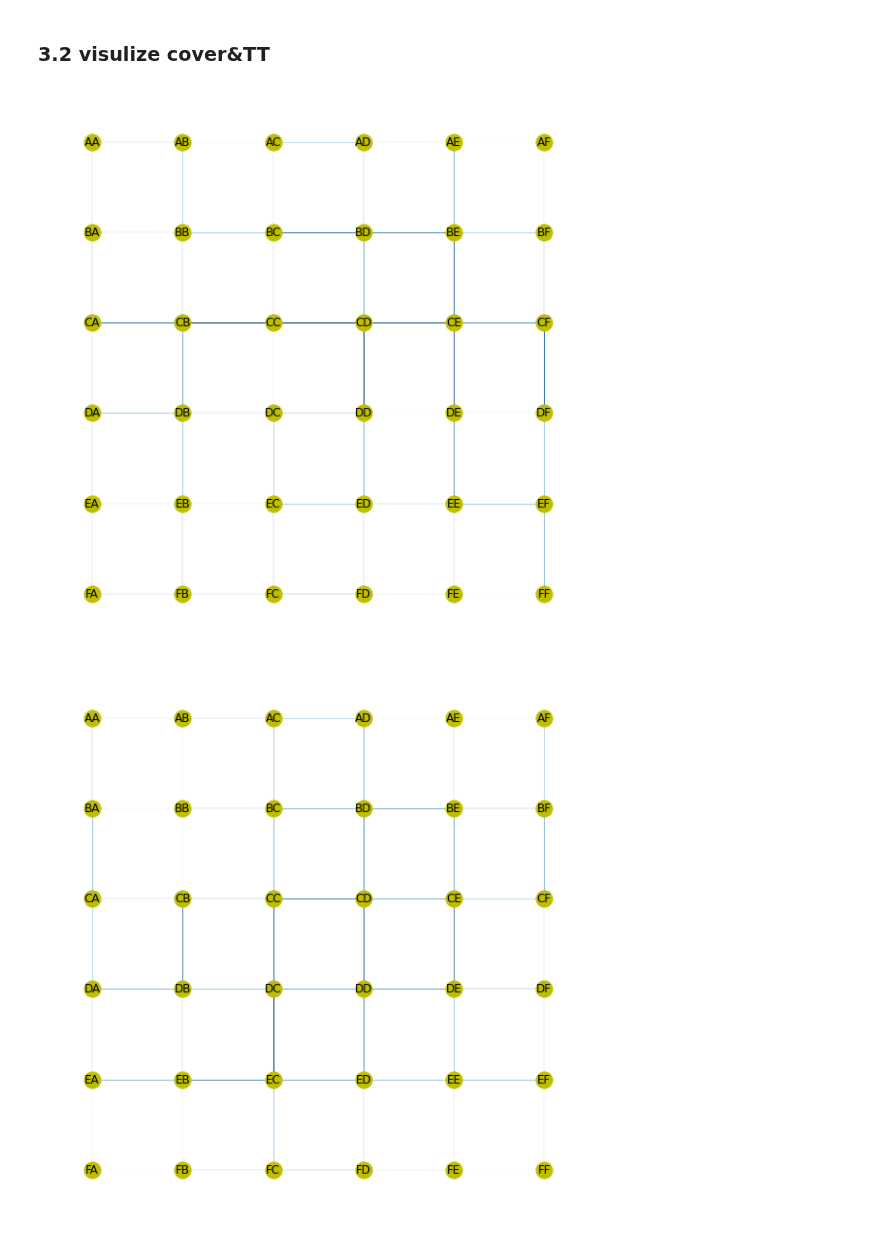
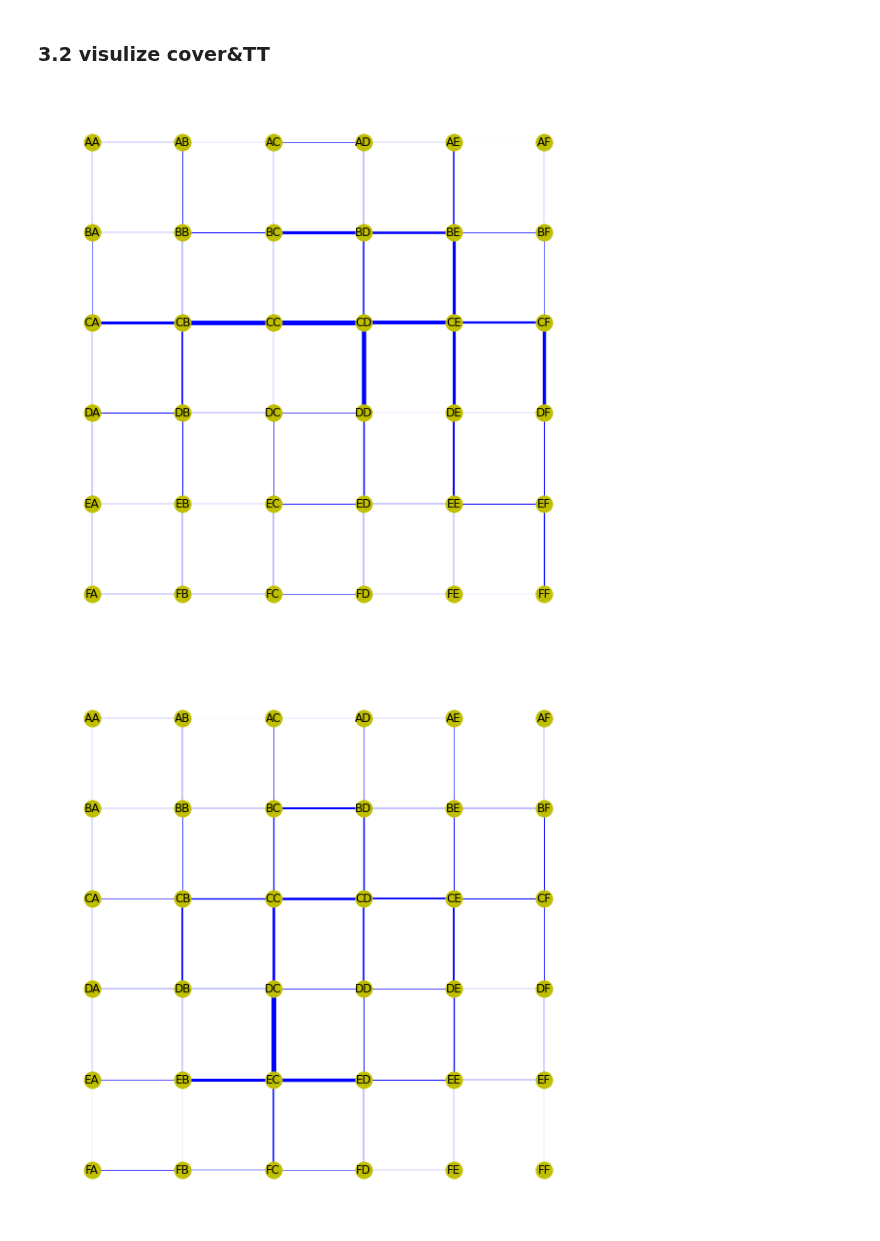
Before and after one commit to Dylan-Wyl10/RoboSense, a Jupyter notebook: analysis/dataAnalysis.ipynb, the cells around one changed output. Cells and saved outputs as stored; diff of their text form; code cells hidden in the pictures.

```diff
--- a/analysis/dataAnalysis.ipynb
+++ b/analysis/dataAnalysis.ipynb
@@ -20,14 +23,14 @@ cover_3 = np.load(coverTable3)
 # %%
 # draw space time table
 def drawTimeSpace(table):
-    idx  = np.arange(0, 4800, 10)
+    idx  = np.arange(0, 5000, 1)
     linkTime_table = np.sum(table, axis=2)
     del table
     linkTime_cover = np.where(linkTime_table[:, idx]>0, 1, 0)
     figs,axs = plt.subplots(
         nrows=2,
         ncols=1,
-        figsize=(18, 9))
+        figsize=(18, 1))
     axs[0].imshow(linkTime_table[:, idx], cmap='viridis', interpolation='none')
     axs[1].imshow(linkTime_cover, cmap='viridis', interpolation='none')
     print('cover rate is:', np.sum(linkTime_cover)/linkTime_cover.size)
@@ -55,0 +59,2 @@ cover rate is: 0.2825520833333333
+# %%
+LT_4 = drawTimeSpace(cover_4)
@@ -63,11 +71,12 @@ def getTravelTime(table, max_veh_num):
     travel_table = np.sum(veh_time_table, axis=0)
     return travel_table[:max_veh_num]
 # %%
-max_veh = 50
+max_veh = 170
 travelTime_list = [getTravelTime(cover_ben, max_veh),
                    getTravelTime(cover_1, max_veh),
                    getTravelTime(cover_2, max_veh),
-                   getTravelTime(cover_3, max_veh)]
+                   getTravelTime(cover_3, max_veh),
+                   getTravelTime(cover_4, max_veh)]
 veh_list = ['{}'.format(str(i+1)) for i in range(max_veh)]
 total_width, n = 1, len(travelTime_list)
 width = total_width/n
@@ -77,6 +86,6 @@ plt.figure(figsize=(18, 9), dpi=80)
 for k in range(len(travelTime_list)):
     xx = x + np.ones(x.shape)*k*width
     plt.bar(xx, travelTime_list[k], width=width, label = str(k), tick_label = veh_list)
-    plt.legend()
+plt.legend(lb_list, fontsize=15)
 plt.show()
 # %% [output]
@@ -86,7 +95,11 @@ tt_mean = np.mean(np.array(travelTime_list),axis=1)  # travel time
 cover_mean = np.array([np.sum(LT_ben)/LT_ben.size,
                        np.sum(LT_1)/LT_1.size,
                        np.sum(LT_2)/LT_2.size,
-                       np.sum(LT_3)/LT_3.size])
-plt.scatter(tt_mean, cover_mean)
+                       np.sum(LT_3)/LT_3.size,
+                       np.sum(LT_4)/LT_4.size])
+# lb_list = ['benchmark', '1:500', '1:1000', '1:1500', '1:2000']
+for i in range(tt_mean.shape[0]):
+    plt.scatter(tt_mean[i], cover_mean[i], label = lb_list[i])
+plt.legend()
 print(tt_mean, cover_mean)
 # %% [output]
@@ -184,24 +197,25 @@ def drawCoverNet(G, cover_table, net_file='../src/sumo_cfg/toy_net/toy_net1.net.
 # %%
 G1 = drawCoverNet(G, cover_ben)
 
 plt.figure(figsize=(8, 8))
 
 edges,weights = zip(*nx.get_edge_attributes(G1,'weight').items())
 
     # pos = nx.layout(G)
     # print(pos)
     # print(edges)
     # print(weights)
 
 # normalize weights
 weights = weights/max(weights)
+weights = np.power(weights, 3)
 
 nx.draw(G1, pos, with_labels = True, node_color='y',
-        edgelist=edges, edge_color=weights,
-        width=weights, edge_cmap=plt.cm.Blues)
+        edgelist=edges, edge_color='b',
+        width=5*weights, edge_cmap=plt.cm.Blues)
 plt.show()
 # %% [output]
-[figure, old version]
+[figure, new version]
 # %%
 G2 = drawCoverNet(G, cover_1)
 
@@ -216,13 +230,14 @@ edges,weights = zip(*nx.get_edge_attributes(G2,'weight').items())
 
 # normalize weights
 weights = weights/max(weights)
+weights = np.power(weights, 3)
 
 nx.draw(G2, pos, with_labels = True, node_color='y',
-        edgelist=edges, edge_color=weights,
-        width=weights, edge_cmap=plt.cm.Blues)
+        edgelist=edges, edge_color='b',
+        width=5*weights, edge_cmap=plt.cm.Blues)
 plt.show()
 # %% [output]
-[figure, old version]
+[figure, new version]
 # %%
 G3 = drawCoverNet(G, cover_2)
 
```
Also changed, not shown: parts of 12 cells of this notebook, 2 other files.
